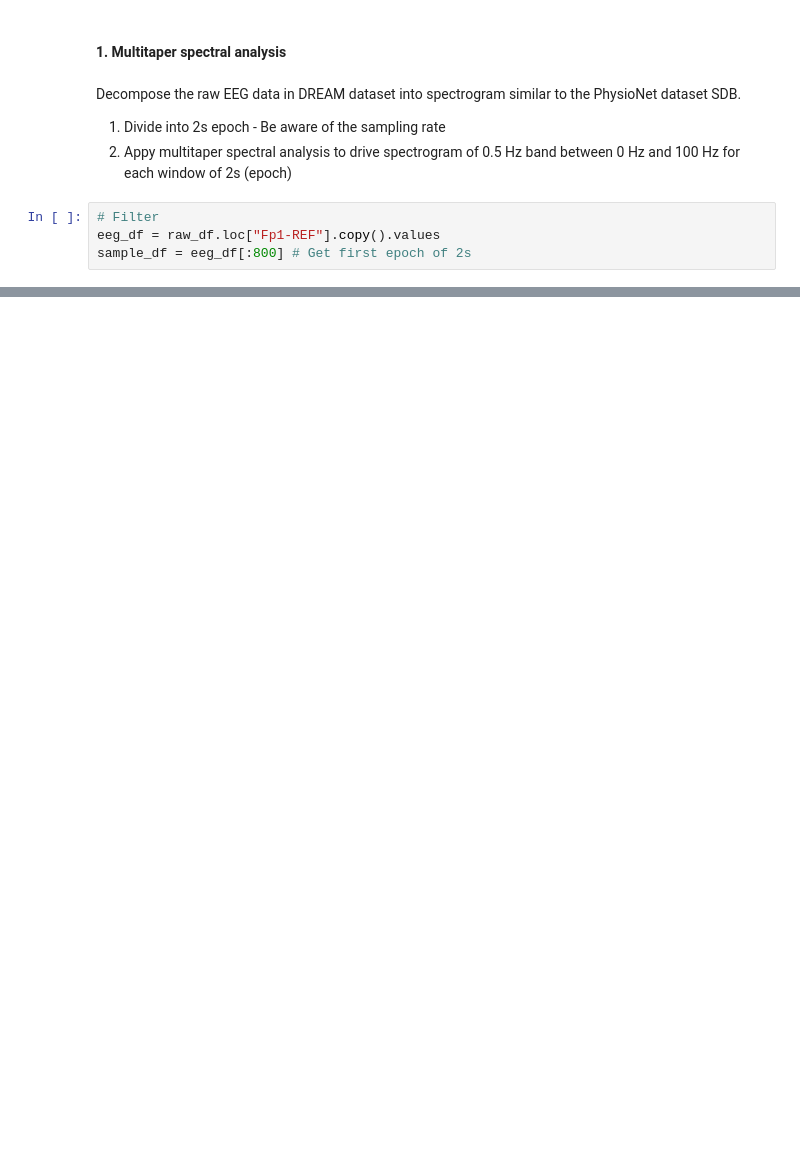
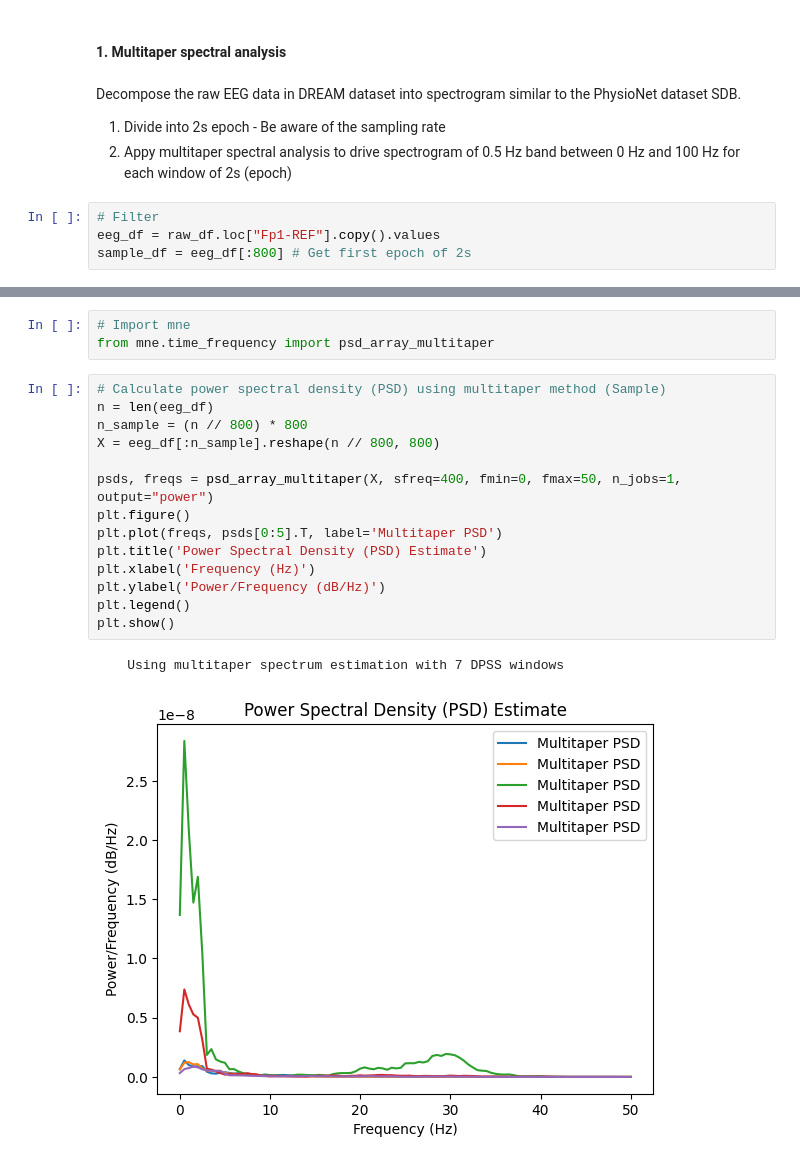
Before and after one commit to larsenalicia/TUe-Honors-MedAI-old, a Jupyter notebook: eda_nb/signal_processing.ipynb, the cells around one changed output, grey strips where cells are left out. Saved outputs shown, nothing was run; the diff lists cells and outputs as text; blank space fills up the shorter version.

```diff
--- a/eda_nb/signal_processing.ipynb
+++ b/eda_nb/signal_processing.ipynb
@@ -61,0 +72,20 @@ sample_df = eeg_df[:800] # Get first epoch of 2s
+# %%
+# Import mne
+from mne.time_frequency import psd_array_multitaper
+# %%
+# Calculate power spectral density (PSD) using multitaper method (Sample)
+n = len(eeg_df)
+n_sample = (n // 800) * 800
+X = eeg_df[:n_sample].reshape(n // 800, 800)
+
+psds, freqs = psd_array_multitaper(X, sfreq=400, fmin=0, fmax=50, n_jobs=1, output="power")
+plt.figure()
+plt.plot(freqs, psds[0:5].T, label='Multitaper PSD')
+plt.title('Power Spectral Density (PSD) Estimate')
+plt.xlabel('Frequency (Hz)')
+plt.ylabel('Power/Frequency (dB/Hz)')
+plt.legend()
+plt.show()
+# %% [output]
+    Using multitaper spectrum estimation with 7 DPSS windows
+[figure, added]
```
Also changed, not shown: parts of 9 cells of this notebook, 3 other files.
